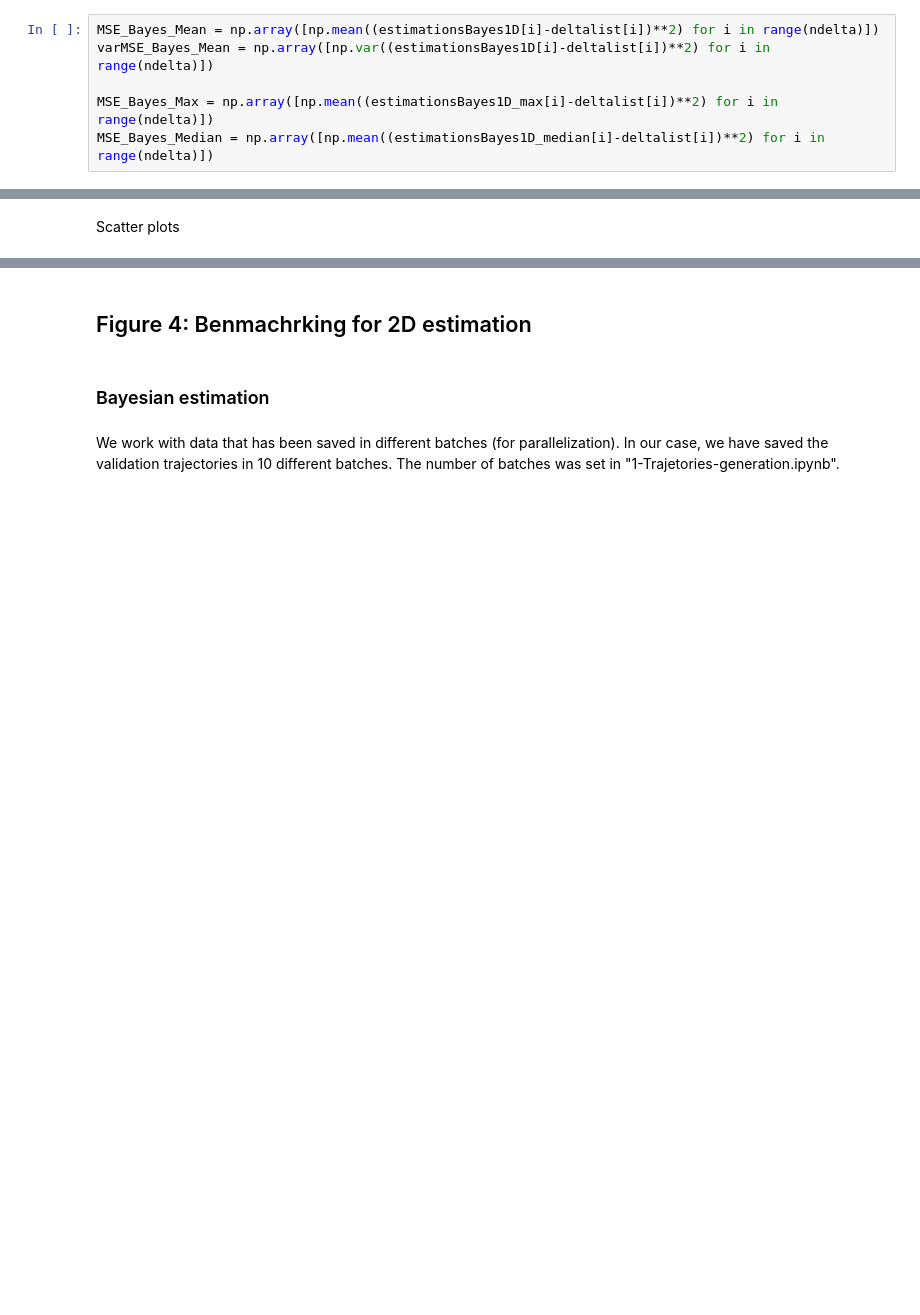
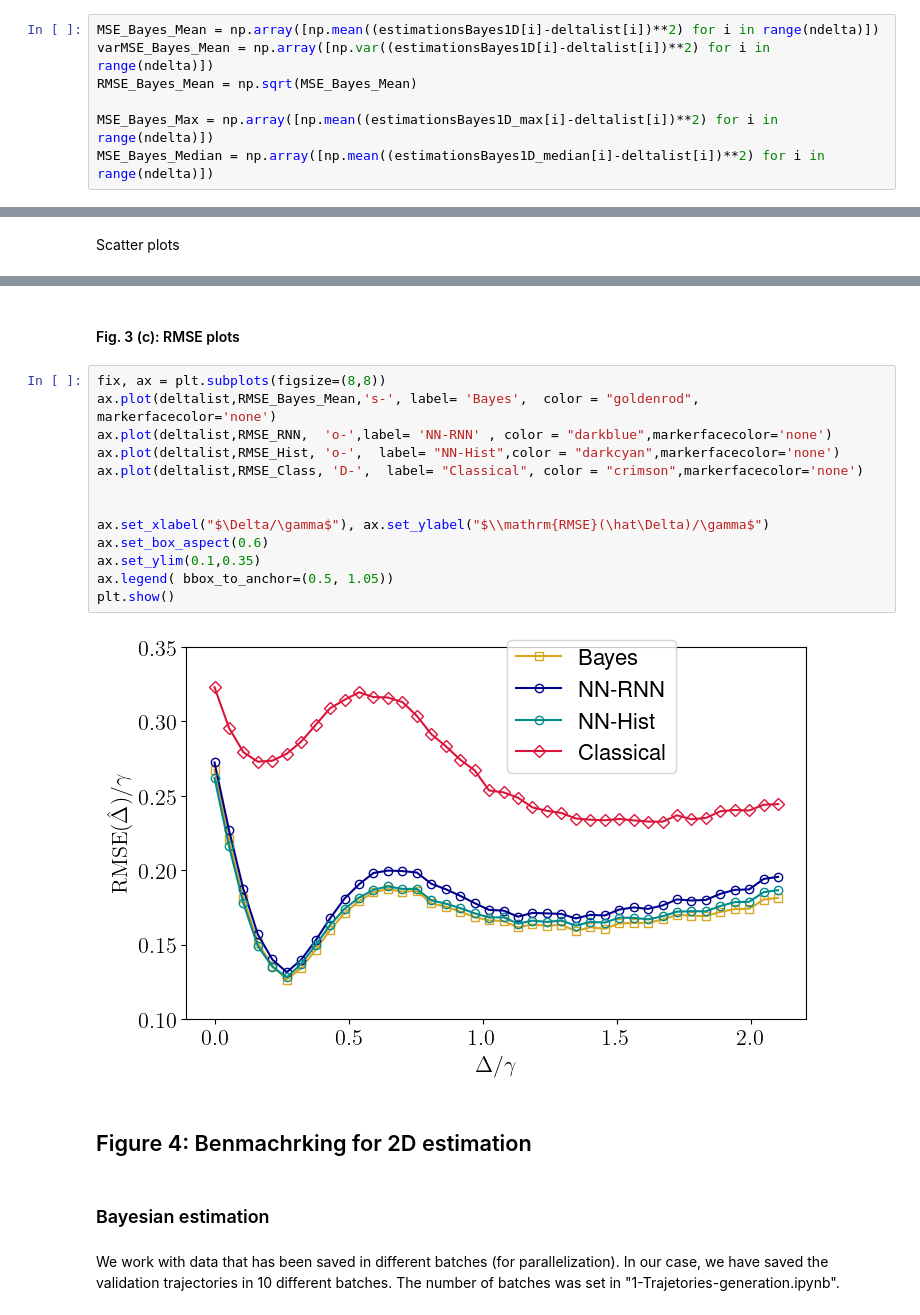
Before and after one commit to CarlosSMWolff/ParamEst-NN, a Jupyter notebook: notebooks/3-Results.ipynb, the cells around one changed output, grey strips where cells are left out. Drawn from its saved outputs; the diff is of its cells as text; blank space fills up the shorter version.

```diff
--- a/notebooks/3-Results.ipynb
+++ b/notebooks/3-Results.ipynb
@@ -740,6 +588,7 @@ We found a cached estimation: Loading.
 # %%
 MSE_Bayes_Mean = np.array([np.mean((estimationsBayes1D[i]-deltalist[i])**2) for i in range(ndelta)])
 varMSE_Bayes_Mean = np.array([np.var((estimationsBayes1D[i]-deltalist[i])**2) for i in range(ndelta)])
+RMSE_Bayes_Mean = np.sqrt(MSE_Bayes_Mean)
 
 MSE_Bayes_Max = np.array([np.mean((estimationsBayes1D_max[i]-deltalist[i])**2) for i in range(ndelta)])
 MSE_Bayes_Median = np.array([np.mean((estimationsBayes1D_median[i]-deltalist[i])**2) for i in range(ndelta)])
@@ -1182,3 +747,20 @@ plt.show()
+# %% [markdown]
+#### Fig. 3 (c): RMSE plots
+# %%
+fix, ax = plt.subplots(figsize=(8,8))
+ax.plot(deltalist,RMSE_Bayes_Mean,'s-', label= 'Bayes',  color = "goldenrod", markerfacecolor='none')
+ax.plot(deltalist,RMSE_RNN,  'o-',label= 'NN-RNN' , color = "darkblue",markerfacecolor='none')
+ax.plot(deltalist,RMSE_Hist, 'o-',  label= "NN-Hist",color = "darkcyan",markerfacecolor='none')
+ax.plot(deltalist,RMSE_Class, 'D-',  label= "Classical", color = "crimson",markerfacecolor='none')
+
+
+ax.set_xlabel("$\Delta/\gamma$"), ax.set_ylabel("$\\mathrm{RMSE}(\hat\Delta)/\gamma$")
+ax.set_box_aspect(0.6)
+ax.set_ylim(0.1,0.35)
+ax.legend( bbox_to_anchor=(0.5, 1.05))
+plt.show()
+# %% [output]
+[figure, added]
 # %% [markdown]
 ## Figure 4: Benmachrking for 2D estimation
 # %% [markdown]
```
Also changed, not shown: parts of 104 cells of this notebook, 1 other file.
